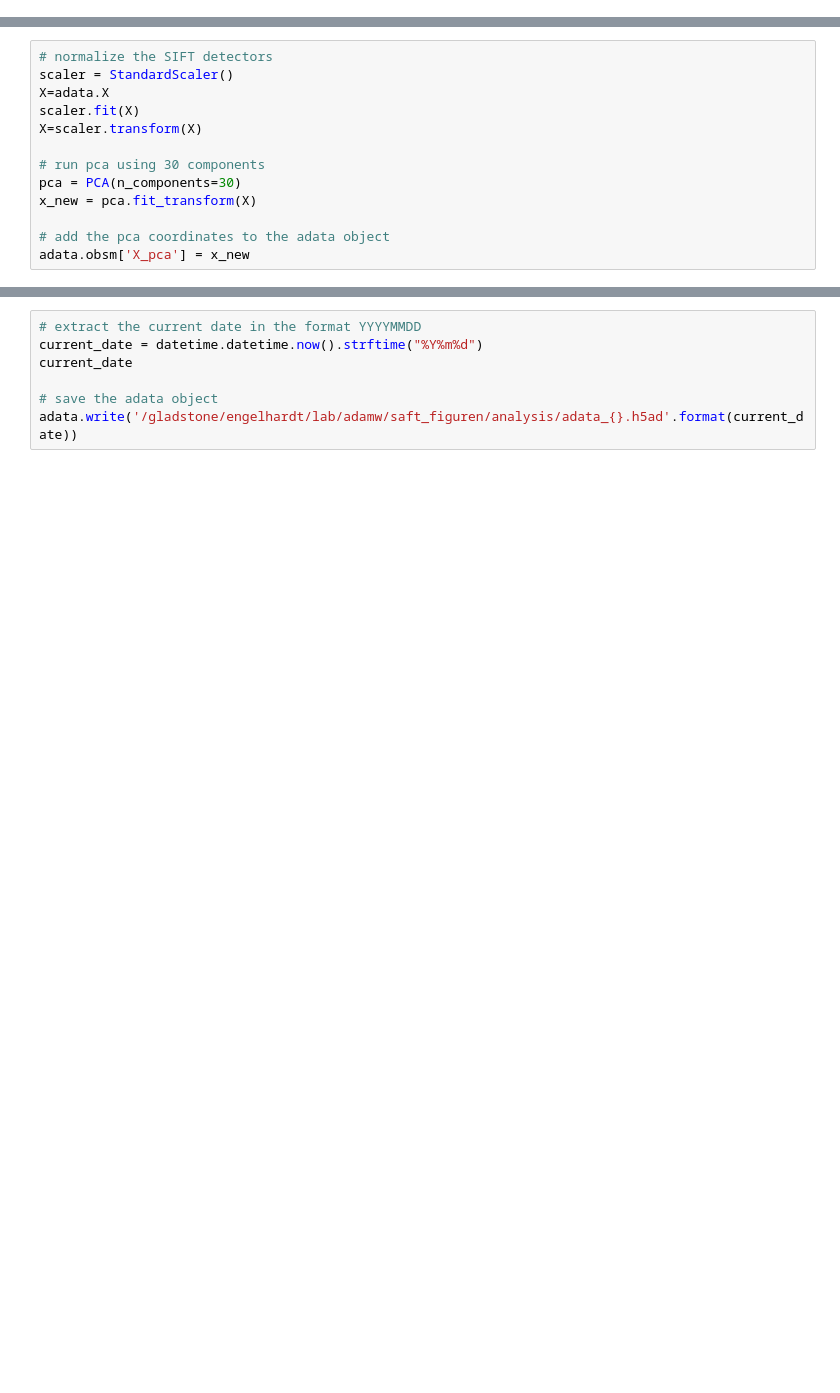
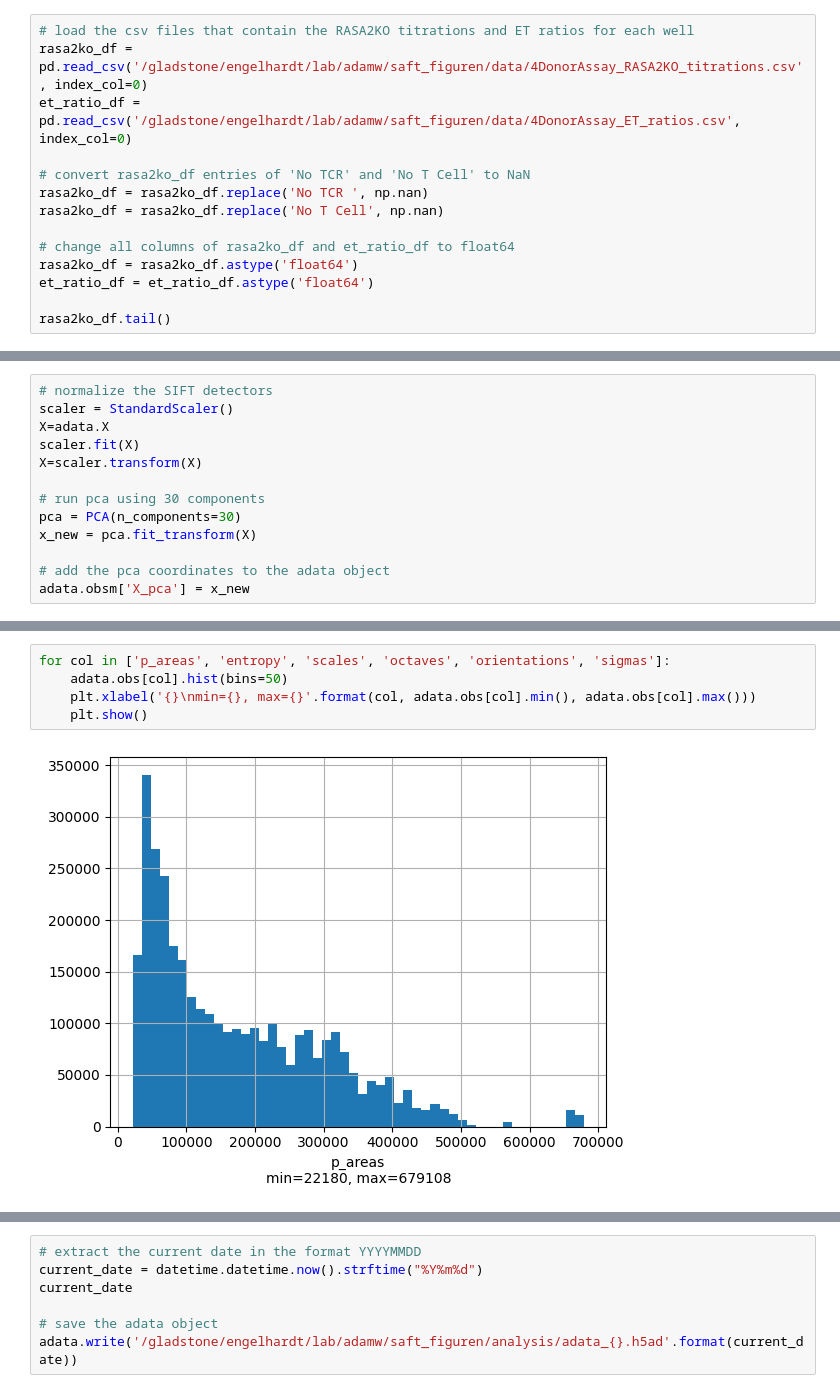
Before and after one commit to bee-hive/sflcba, a Jupyter notebook: compute_sift_embedding.ipynb, the cells around one changed output, grey strips where cells are left out. Drawn from its saved outputs; the diff is of its cells as text; blank space fills up the shorter version.

```diff
--- a/compute_sift_embedding.ipynb
+++ b/compute_sift_embedding.ipynb
@@ -96,0 +86,14 @@ low_high_rasa
+# %%
+# load the csv files that contain the RASA2KO titrations and ET ratios for each well
+rasa2ko_df = pd.read_csv('/gladstone/engelhardt/lab/adamw/saft_figuren/data/4DonorAssay_RASA2KO_titrations.csv', index_col=0)
+et_ratio_df = pd.read_csv('/gladstone/engelhardt/lab/adamw/saft_figuren/data/4DonorAssay_ET_ratios.csv', index_col=0)
+
+# convert rasa2ko_df entries of 'No TCR' and 'No T Cell' to NaN
+rasa2ko_df = rasa2ko_df.replace('No TCR ', np.nan)
+rasa2ko_df = rasa2ko_df.replace('No T Cell', np.nan)
+
+# change all columns of rasa2ko_df and et_ratio_df to float64
+rasa2ko_df = rasa2ko_df.astype('float64')
+et_ratio_df = et_ratio_df.astype('float64')
+
+rasa2ko_df.tail()
@@ -272,0 +316,7 @@ adata.obsm['X_pca'] = x_new
+# %%
+for col in ['p_areas', 'entropy', 'scales', 'octaves', 'orientations', 'sigmas']:
+    adata.obs[col].hist(bins=50)
+    plt.xlabel('{}\nmin={}, max={}'.format(col, adata.obs[col].min(), adata.obs[col].max()))
+    plt.show()
+# %% [output]
+[figure, added]
```
Also changed, not shown: parts of 10 cells of this notebook, 2 other files.
